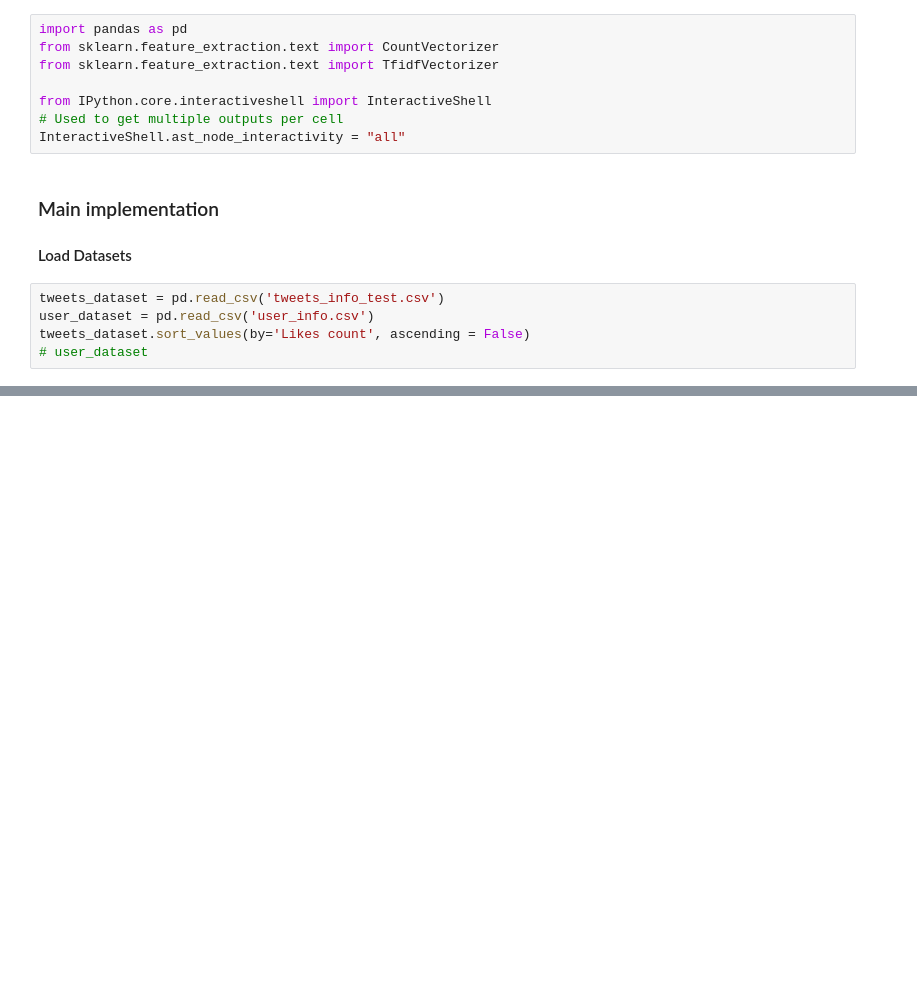
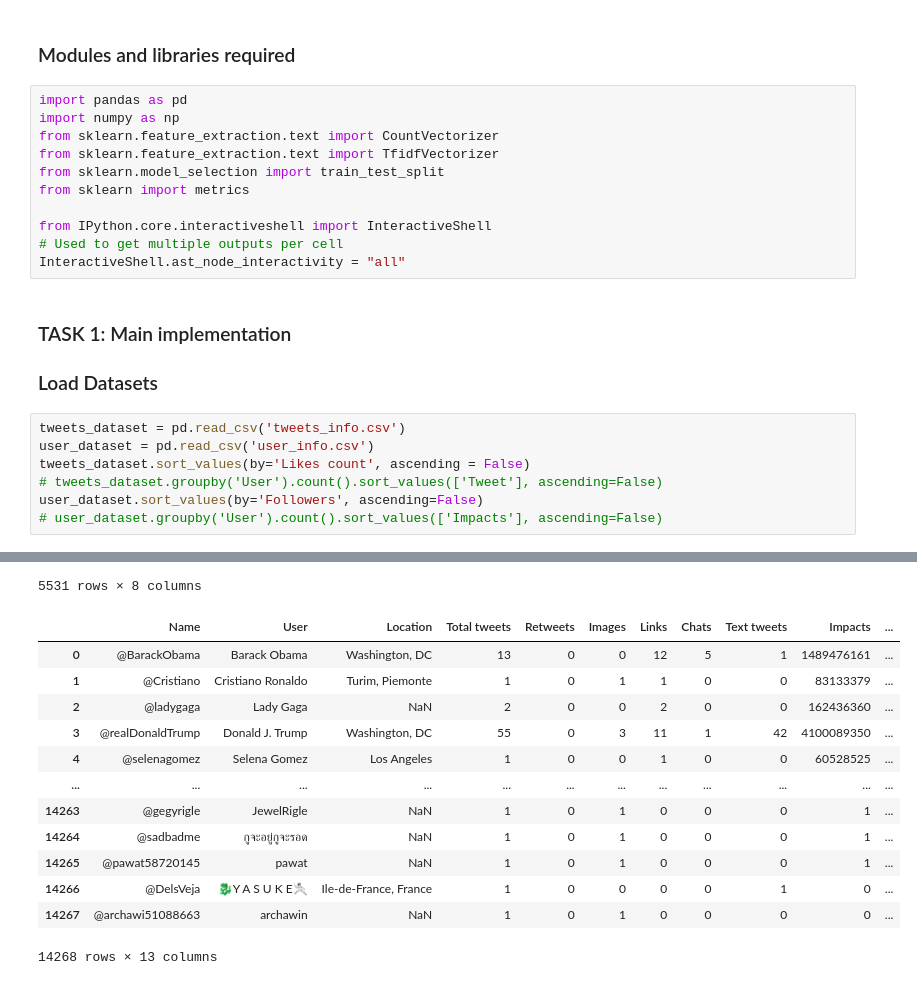
Before and after one commit to andres112/Social-Media-Analytics, a Jupyter notebook: 7_Exercise/main.ipynb, the cells around one changed output, grey strips where cells are left out. Cells and saved outputs as stored; diff of their text form; blank space fills up the shorter version.

```diff
--- a/7_Exercise/main.ipynb
+++ b/7_Exercise/main.ipynb
@@ -1,18 +1,25 @@
+# %% [markdown]
+### Modules and libraries required
 # %%
 import pandas as pd
+import numpy as np
 from sklearn.feature_extraction.text import CountVectorizer
 from sklearn.feature_extraction.text import TfidfVectorizer
+from sklearn.model_selection import train_test_split
+from sklearn import metrics
 
 from IPython.core.interactiveshell import InteractiveShell
 # Used to get multiple outputs per cell
 InteractiveShell.ast_node_interactivity = "all"
 # %% [markdown]
-### Main implementation
-#### Load Datasets
+### TASK 1: Main implementation
+### Load Datasets
 # %%
-tweets_dataset = pd.read_csv('tweets_info_test.csv')
+tweets_dataset = pd.read_csv('tweets_info.csv')
 user_dataset = pd.read_csv('user_info.csv')
 tweets_dataset.sort_values(by='Likes count', ascending = False)
-# user_dataset
+# tweets_dataset.groupby('User').count().sort_values(['Tweet'], ascending=False)
+user_dataset.sort_values(by='Followers', ascending=False)
+# user_dataset.groupby('User').count().sort_values(['Impacts'], ascending=False)
 # %% [output]
 |  | User | Date | Tweet | Binders | Permalink | Retweet count | Likes count | Tweet value |
@@ -22 +37,15 @@ tweets_dataset.sort_values(by='Likes count', ascending = False)
+5531 rows × 8 columns
+|  | Name | User | Location | Total tweets | Retweets | Images | Links | Chats | Text tweets | Impacts | ... |
+| 0 | @BarackObama | Barack Obama | Washington, DC | 13 | 0 | 0 | 12 | 5 | 1 | 1489476161 | ... |
+| 1 | @Cristiano | Cristiano Ronaldo | Turim, Piemonte | 1 | 0 | 1 | 1 | 0 | 0 | 83133379 | ... |
+| 2 | @ladygaga | Lady Gaga | NaN | 2 | 0 | 0 | 2 | 0 | 0 | 162436360 | ... |
+| 3 | @realDonaldTrump | Donald J. Trump | Washington, DC | 55 | 0 | 3 | 11 | 1 | 42 | 4100089350 | ... |
+| 4 | @selenagomez | Selena Gomez | Los Angeles | 1 | 0 | 0 | 1 | 0 | 0 | 60528525 | ... |
+| ... | ... | ... | ... | ... | ... | ... | ... | ... | ... | ... | ... |
+| 14263 | @gegyrigle | JewelRigle | NaN | 1 | 0 | 1 | 0 | 0 | 0 | 1 | ... |
+| 14264 | @sadbadme | กูจะอยู่กูจะรอด | NaN | 1 | 0 | 1 | 0 | 0 | 0 | 1 | ... |
+| 14265 | @pawat58720145 | pawat | NaN | 1 | 0 | 1 | 0 | 0 | 0 | 1 | ... |
+| 14266 | @DelsVeja | 🐉Y A S U K E🤺 | Ile-de-France, France | 1 | 0 | 0 | 0 | 0 | 1 | 0 | ... |
+| 14267 | @archawi51088663 | archawin | NaN | 1 | 0 | 1 | 0 | 0 | 0 | 0 | ... |
+14268 rows × 13 columns
 # %% [markdown]
```
Also changed, not shown: parts of 13 cells of this notebook, 1 other file.
